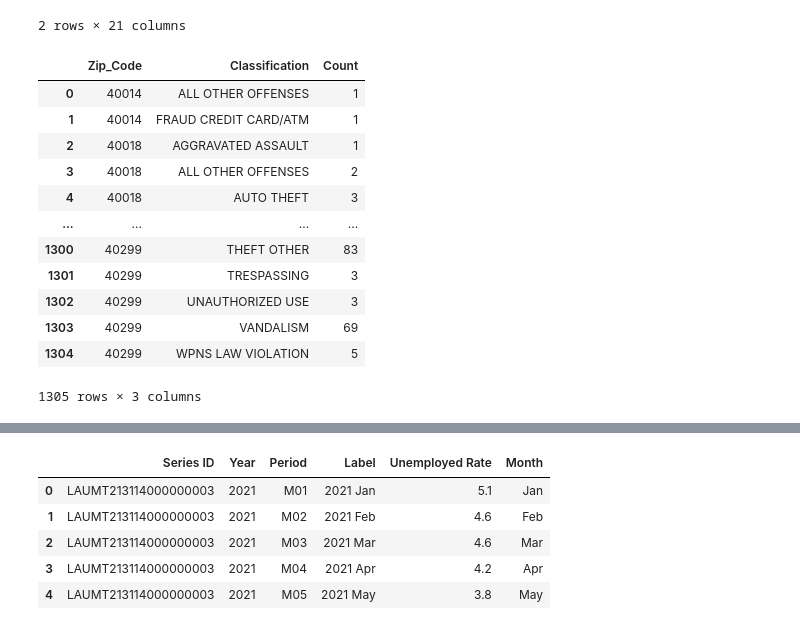
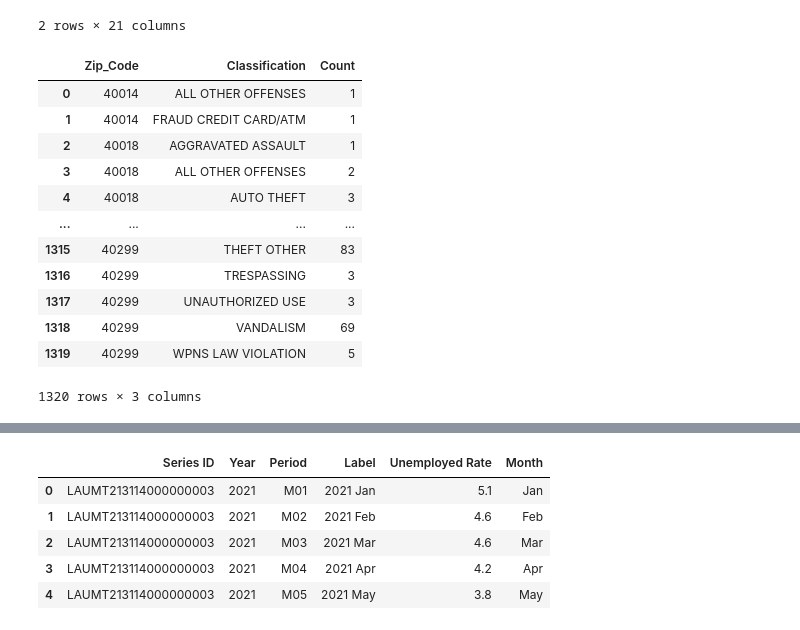
Before and after one commit to Uhuegbu23/crime_unemployment_data, a Jupyter notebook: notebooks/louisville_crime.ipynb, the cells around one changed output, grey strips where cells are left out. Saved outputs shown, nothing was run; the diff lists cells and outputs as text; code cells hidden in the pictures.

```diff
--- a/notebooks/louisville_crime.ipynb
+++ b/notebooks/louisville_crime.ipynb
@@ -407,13 +398,13 @@ Name: Month_Occured, Length: 69487, dtype: object
 # %%
 #creat a new column year
-louisville_crime_df_filtered['Year Occured'] = louisville_crime_df_filtered['Date_Occurred'].dt.year
-louisville_crime_df_filtered.head(1)
+louisville_crime_df['Year Occured'] = louisville_crime_df['Date_Occurred'].dt.year
+louisville_crime_df.head(1)
 # %% [output]
 |  | Incident_Number | Date_Reported | Date_Occurred | Badge_ID | Offense_Classification | Offense_Code_Name | ... |
 | 0 | LMPD24005671 | 1/16/2024 | 2023-11-03 04:00:00+00:00 | 5620.0 | 14 AUTO THEFT | TBUT OR DISP AUTO $10,000 < $1,00... | ... |
 # %%
-louisville_crime_df_filtered['Date_Occurred'] = pd.to_datetime(louisville_crime_df_filtered['Date_Occurred'])
-louisville_crime_df_filtered['Date_Occurred']
+louisville_crime_df['Date_Occurred'] = pd.to_datetime(louisville_crime_df['Date_Occurred'])
+louisville_crime_df['Date_Occurred']
 # %% [output]
 0       2023-11-03 04:00:00+00:00
 1       2023-12-30 05:00:00+00:00
@@ -430,7 +421,7 @@ Name: Date_Occurred, Length: 69487, dtype: datetime64[ns, UTC]
 # %%
-louisville_crime_df_filtered['Date_Occurred'] = pd.to_datetime(louisville_crime_df_filtered['Date_Occurred'])
-louisville_crime_df_filtered['Month_Occured'] = louisville_crime_df_filtered['Date_Occurred'].dt.month_name()
-louisville_crime_df_filtered['Month_Occured']
+louisville_crime_df['Date_Occurred'] = pd.to_datetime(louisville_crime_df['Date_Occurred'])
+louisville_crime_df['Month_Occured'] = louisville_crime_df['Date_Occurred'].dt.month_name()
+louisville_crime_df['Month_Occured']
 # %% [output]
 0         November
 1         December
@@ -462,8 +453,8 @@ plt.savefig('Total Crime Events by Month.png', bbox_inches='tight')
 # %% [markdown]
 plot the bar chart
 # %%
-louisville_crime_df_filtered['Time_Occured'] = louisville_crime_df_filtered['Date_Occurred'].dt.time
-louisville_crime_df_filtered['Time_Occured']
+louisville_crime_df['Time_Occured'] = louisville_crime_df['Date_Occurred'].dt.time
+louisville_crime_df['Time_Occured']
 # %% [output]
 0        04:00:00
 1        05:00:00
@@ -545,22 +536,22 @@ crime_2023.head(2)
 | 1 | LMPD24005377 | 1/15/2024 | 2023-12-30 05:00:00+00:00 | 5619.0 | 23 THEFT OTHER | THEFT OF MAIL MATTER 514.140 2326... | ... |
 2 rows × 21 columns
 # %%
-crime_counts_by_zip = louisville_crime_df_filtered.groupby(['Zip_Code', 'Classification']).size().reset_index(name='Count')
+crime_counts_by_zip = louisville_crime_df.groupby(['Zip_Code', 'Classification']).size().reset_index(name='Count')
 crime_counts_by_zip
 # %% [output]
 |  | Zip_Code | Classification | Count |
 | 0 | 40014 | ALL OTHER OFFENSES | 1 |
 | 1 | 40014 | FRAUD CREDIT CARD/ATM | 1 |
 | 2 | 40018 | AGGRAVATED ASSAULT | 1 |
 | 3 | 40018 | ALL OTHER OFFENSES | 2 |
 | 4 | 40018 | AUTO THEFT | 3 |
 | ... | ... | ... | ... |
-| 1300 | 40299 | THEFT OTHER | 83 |
-| 1301 | 40299 | TRESPASSING | 3 |
-| 1302 | 40299 | UNAUTHORIZED USE | 3 |
-| 1303 | 40299 | VANDALISM | 69 |
-| 1304 | 40299 | WPNS LAW VIOLATION | 5 |
+| 1315 | 40299 | THEFT OTHER | 83 |
+| 1316 | 40299 | TRESPASSING | 3 |
+| 1317 | 40299 | UNAUTHORIZED USE | 3 |
+| 1318 | 40299 | VANDALISM | 69 |
+| 1319 | 40299 | WPNS LAW VIOLATION | 5 |
-1305 rows × 3 columns
+1320 rows × 3 columns
 # %%
 sorted_crimes_by_zip = crime_counts_by_zip.sort_values(['Zip_Code', 'Count'], ascending=[True, False])
 sorted_crimes_by_zip
```
Also changed, not shown: parts of 83 cells of this notebook.
